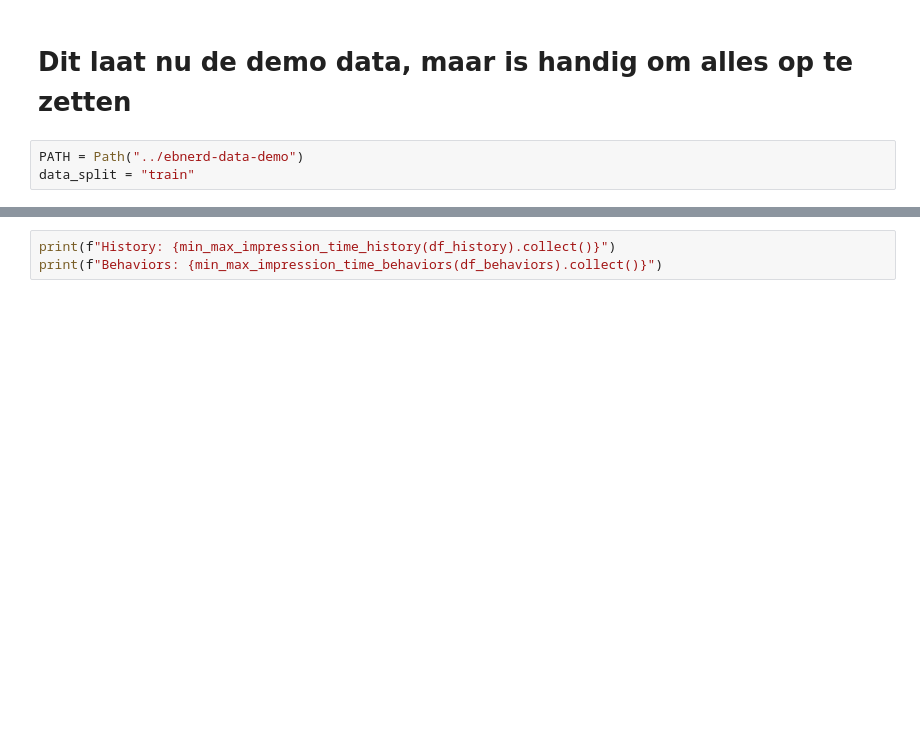
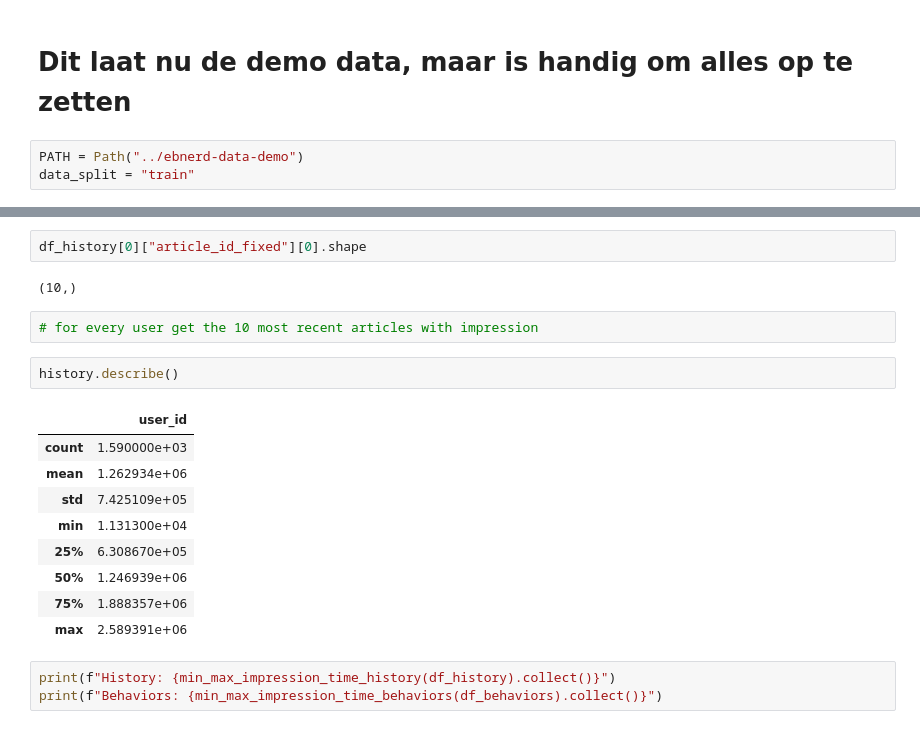
Before and after one commit to WouterBant/RecSys, a Jupyter notebook: notebooks/data_analysis.ipynb, the cells around one changed output, grey strips where cells are left out. Saved outputs shown, nothing was run; the diff lists cells and outputs as text; blank space fills up the shorter version.

```diff
--- a/notebooks/data_analysis.ipynb
+++ b/notebooks/data_analysis.ipynb
@@ -36,3 +234,21 @@ df_history = pl.scan_parquet(PATH.joinpath(data_split, "history.parquet"))
+# %%
+df_history[0]["article_id_fixed"][0].shape
+# %% [output]
+(10,)
+# %%
+# for every user get the 10 most recent articles with impression
+# %%
+history.describe()
+# %% [output]
+|  | user_id |
+| count | 1.590000e+03 |
+| mean | 1.262934e+06 |
+| std | 7.425109e+05 |
+| min | 1.131300e+04 |
+| 25% | 6.308670e+05 |
+| 50% | 1.246939e+06 |
+| 75% | 1.888357e+06 |
+| max | 2.589391e+06 |
 # %%
 print(f"History: {min_max_impression_time_history(df_history).collect()}")
 print(f"Behaviors: {min_max_impression_time_behaviors(df_behaviors).collect()}")
```
Also changed, not shown: parts of 27 cells of this notebook, 5 other files.
